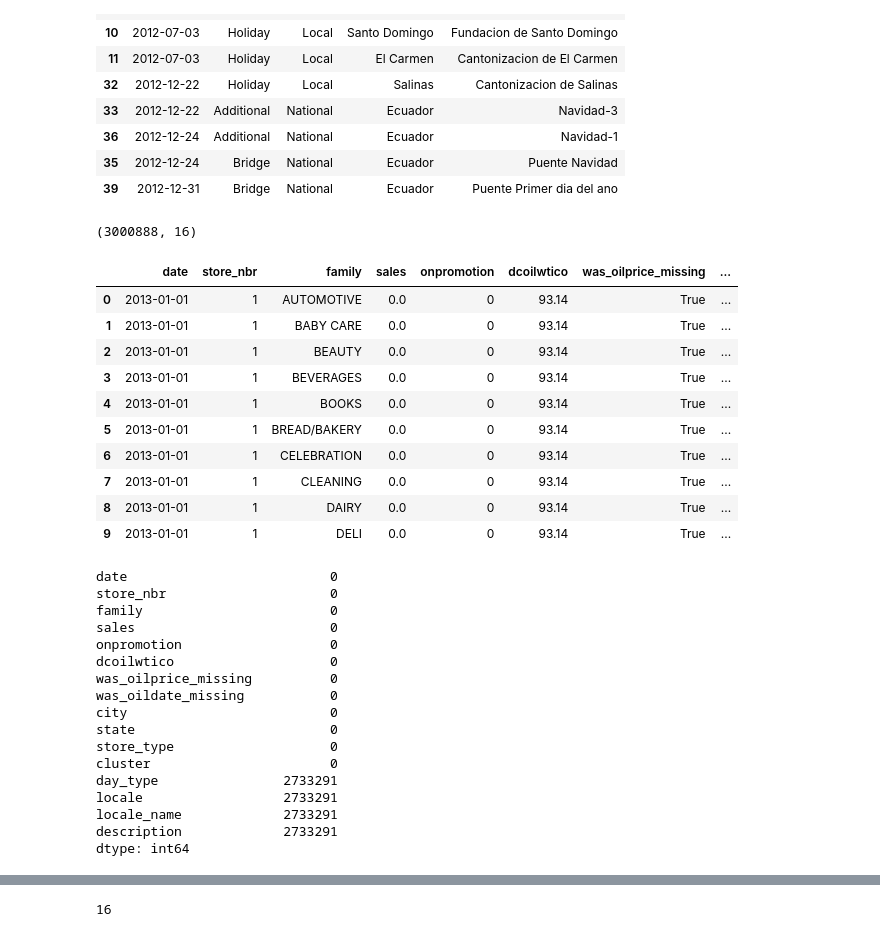
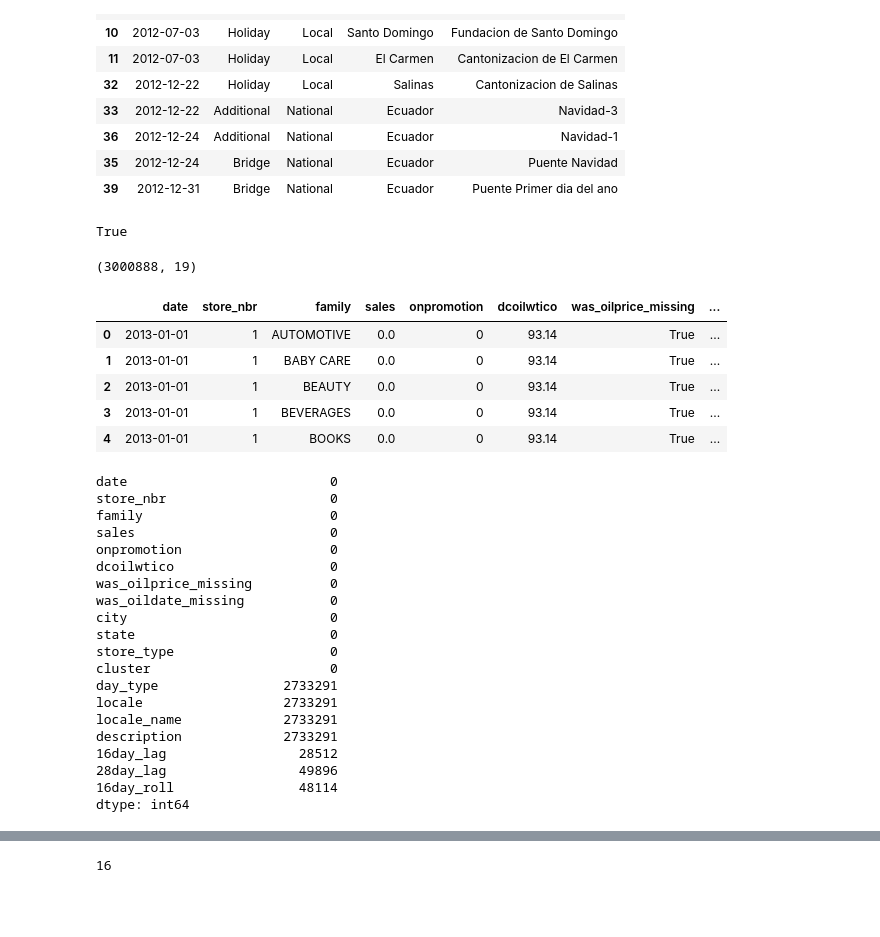
Before and after one commit to Umeshuchai/Stores_Sales-Times_Series_Forecasting, a Jupyter notebook: training_and_testing/Sales_Prediction.ipynb, the cells around one changed output, grey strips where cells are left out. Cells and saved outputs as stored; diff of their text form; code cells hidden in the pictures; blank space fills up the shorter version.

Commit message:
Lag and Rolling features added,validation set changed, final overall performance improved

```diff
--- a/training_and_testing/Sales_Prediction.ipynb
+++ b/training_and_testing/Sales_Prediction.ipynb
@@ -308,22 +308,26 @@ store_holidays = (pd.concat([nat, reg, loc], ignore_index=True).drop_duplicates(
                   [['date', 'store_nbr', 'day_type', 'locale', 'locale_name', 'description']])
 
 full_df = main_oil_stores_df.merge(store_holidays, on=['date', 'store_nbr'], how='left')
+# %%
+full_df['date'].is_monotonic_increasing
+# %% [output]
+True
+# %%
+g = full_df.groupby(['store_nbr','family'])['sales']
+full_df['16day_lag']=g.shift(16)
+full_df['28day_lag']=g.shift(28)
+full_df['16day_roll'] = g.transform(lambda s: s.shift(16).rolling(16, min_periods=12).mean())
 # %%
 print(full_df.shape)
-full_df.head(10)
+full_df.head()
 # %% [output]
-(3000888, 16)
+(3000888, 19)
 |  | date | store_nbr | family | sales | onpromotion | dcoilwtico | was_oilprice_missing | ... |
 | 0 | 2013-01-01 | 1 | AUTOMOTIVE | 0.0 | 0 | 93.14 | True | ... |
 | 1 | 2013-01-01 | 1 | BABY CARE | 0.0 | 0 | 93.14 | True | ... |
 | 2 | 2013-01-01 | 1 | BEAUTY | 0.0 | 0 | 93.14 | True | ... |
 | 3 | 2013-01-01 | 1 | BEVERAGES | 0.0 | 0 | 93.14 | True | ... |
 | 4 | 2013-01-01 | 1 | BOOKS | 0.0 | 0 | 93.14 | True | ... |
-| 5 | 2013-01-01 | 1 | BREAD/BAKERY | 0.0 | 0 | 93.14 | True | ... |
-| 6 | 2013-01-01 | 1 | CELEBRATION | 0.0 | 0 | 93.14 | True | ... |
-| 7 | 2013-01-01 | 1 | CLEANING | 0.0 | 0 | 93.14 | True | ... |
-| 8 | 2013-01-01 | 1 | DAIRY | 0.0 | 0 | 93.14 | True | ... |
-| 9 | 2013-01-01 | 1 | DELI | 0.0 | 0 | 93.14 | True | ... |
 # %%
 full_df.isna().sum()
 # %% [output]
@@ -343,6 +347,9 @@ day_type                2733291
 locale                  2733291
 locale_name             2733291
 description             2733291
+16day_lag                 28512
+28day_lag                 49896
+16day_roll                48114
 dtype: int64
 # %%
 full_df['day_type']=full_df['day_type'].fillna('no_day_type')
```
Also changed, not shown: parts of 32 cells of this notebook.
